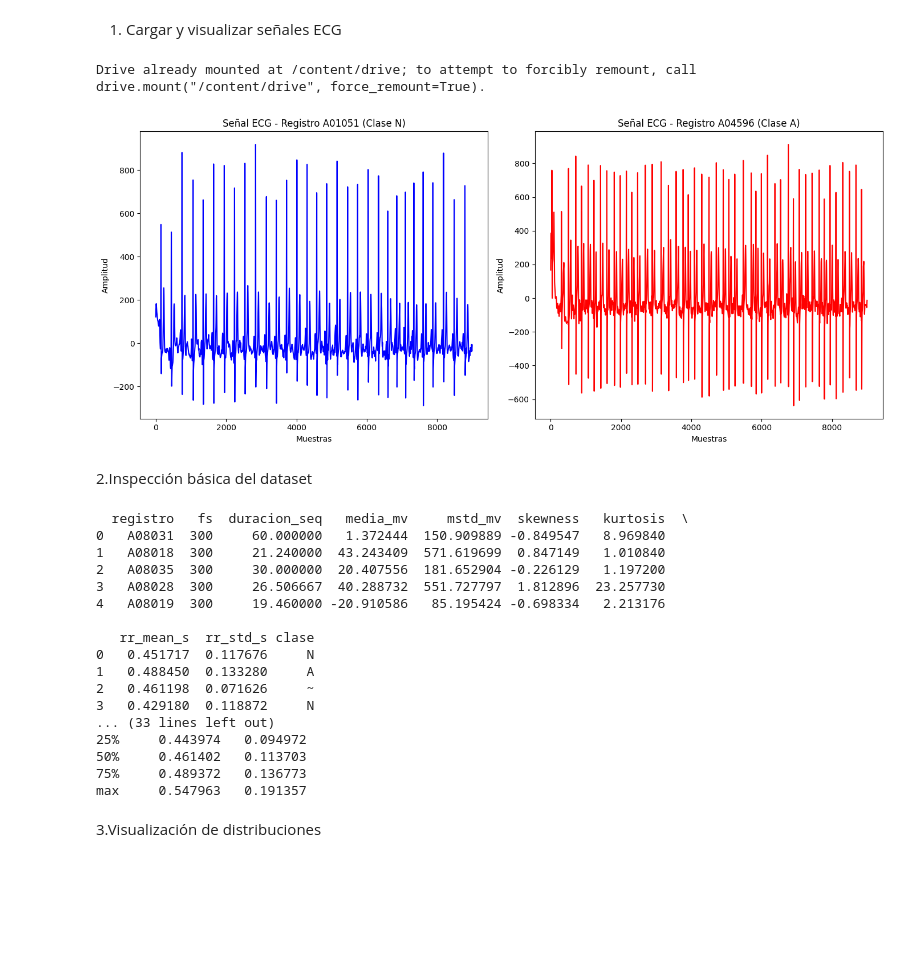
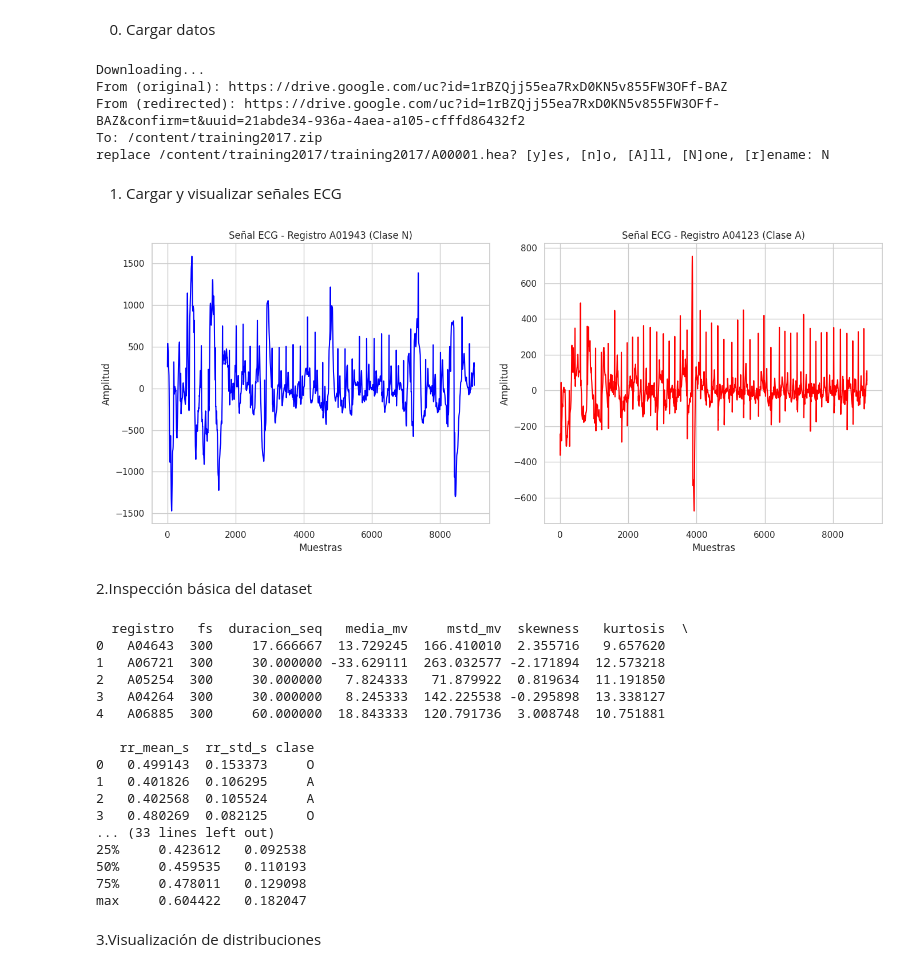
Before and after one commit to Macarena6MiMa/ProyectoML, a Jupyter notebook: PrimeraEtapa.ipynb, the cells around one changed output. Cells and saved outputs as stored; diff of their text form; code cells hidden in the pictures; blank space fills up the shorter version.

Commit message:
Se creó con Colab

```diff
--- a/PrimeraEtapa.ipynb
+++ b/PrimeraEtapa.ipynb
@@ -1,5 +1,25 @@
 # %% [markdown]
 <a href="https://colab.research.google.com/github/Macarena6MiMa/ProyectoML/blob/main/PrimeraEtapa.ipynb" target="_parent"><img src="https://colab.research.google.com/assets/colab-badge.svg" alt="Open In Colab"/></a>
+# %% [markdown]
+0. Cargar datos
+# %%
+# 1. Instalar gdown (si no está instalado)
+!pip install -q gdown
+
+# 2. Descargar el ZIP desde Google Drive (usando gdown)
+!gdown --id 1rBZQjj55ea7RxD0KN5v855FW3OFf-BAZ --output training2017.zip
+
+# 3. Descomprimir el contenido en /content/training2017
+!unzip -q training2017.zip -d /content/training2017
+
+# 4. Definir ruta de trabajo
+data_dir = r'/content/training2017/training2017'
+# %% [output]
+Downloading...
+From (original): https://drive.google.com/uc?id=1rBZQjj55ea7RxD0KN5v855FW3OFf-BAZ
+From (redirected): https://drive.google.com/uc?id=1rBZQjj55ea7RxD0KN5v855FW3OFf-BAZ&confirm=t&uuid=21abde34-936a-4aea-a105-cfffd86432f2
+To: /content/training2017.zip
+replace /content/training2017/training2017/A00001.hea? [y]es, [n]o, [A]ll, [N]one, [r]ename: N
 # %% [markdown]
 1. Cargar y visualizar señales ECG
 # %%
@@ -10,13 +30,6 @@ from scipy.io import loadmat
 from scipy.signal import find_peaks
 from scipy.stats import skew, kurtosis
 import matplotlib.pyplot as plt
-
-# 1. Montar Google Drive
-from google.colab import drive
-drive.mount('/content/drive')
-
-# 2. Ruta al directorio de datos en tu Google Drive
-data_dir = r'/content/drive/MyDrive/ColabNotebooks/ECG_Proyecto/training2017/training2017'
 
 mat_files = [f for f in os.listdir(data_dir) if f.endswith('.mat')]
 
@@ -83,37 +96,36 @@ df_n = df_features[df_features['clase'] == 'N']
 df_a = df_features[df_features['clase'] == 'A']
 
 if len(df_n) == 0 or len(df_a) == 0:
     print("No hay suficientes registros de clase N y A para graficar.")
 else:
-    registro_n = df_n.sample(n=1, random_state=42)['registro'].values[0]
-    registro_a = df_a.sample(n=1, random_state=42)['registro'].values[0]
+    registro_n = df_n.sample(n=1, random_state=35)['registro'].values[0]
+    registro_a = df_a.sample(n=1, random_state=35)['registro'].values[0]
 
     # 7. Cargar señales
     signal_n = loadmat(os.path.join(data_dir, registro_n + '.mat'))['val'].flatten()
     signal_a = loadmat(os.path.join(data_dir, registro_a + '.mat'))['val'].flatten()
 
     # 8. Visualización
     plt.figure(figsize=(14, 6))
 
     # Señal N
     plt.subplot(1, 2, 1)
     plt.plot(signal_n, color='blue')
     plt.title(f'Señal ECG - Registro {registro_n} (Clase N)')
     plt.xlabel('Muestras')
     plt.ylabel('Amplitud')
 
     # Señal A
     plt.subplot(1, 2, 2)
     plt.plot(signal_a, color='red')
     plt.title(f'Señal ECG - Registro {registro_a} (Clase A)')
     plt.xlabel('Muestras')
     plt.ylabel('Amplitud')
 
     plt.tight_layout()
     plt.show()
 # %% [output]
-Drive already mounted at /content/drive; to attempt to forcibly remount, call drive.mount("/content/drive", force_remount=True).
-[figure, old version]
+[figure, new version]
 # %% [markdown]
 2.Inspección básica del dataset
 # %%
@@ -133,8 +145,8 @@ print("Registros que comienzan con 'N':", len(df_clase_1))
 print("Registros que comienzan con 'A':", len(df_clase_2))
 
 # Seleccionar 15 registros aleatorios de cada clase
-selected_clase_1 = df_clase_1.sample(n=15, random_state=42)
-selected_clase_2 = df_clase_2.sample(n=15, random_state=42)
+selected_clase_1 = df_clase_1.sample(n=15, random_state=35)
+selected_clase_2 = df_clase_2.sample(n=15, random_state=35)
 # Concatenar los registros seleccionados
 df_selected = pd.concat([selected_clase_1, selected_clase_2], ignore_index=True)
 # Guardar el DataFrame seleccionado
@@ -148,22 +160,22 @@ print("\nResumen estadístico de las variables numéricas:")
 print(df_selected.describe())
 # %% [output]
   registro   fs  duracion_seq   media_mv     mstd_mv  skewness   kurtosis  \
-0   A08031  300     60.000000   1.372444  150.909889 -0.849547   8.969840
-1   A08018  300     21.240000  43.243409  571.619699  0.847149   1.010840
-2   A08035  300     30.000000  20.407556  181.652904 -0.226129   1.197200
-3   A08028  300     26.506667  40.288732  551.727797  1.812896  23.257730
-4   A08019  300     19.460000 -20.910586   85.195424 -0.698334   2.213176
+0   A04643  300     17.666667  13.729245  166.410010  2.355716   9.657620
+1   A06721  300     30.000000 -33.629111  263.032577 -2.171894  12.573218
+2   A05254  300     30.000000   7.824333   71.879922  0.819634  11.191850
+3   A04264  300     30.000000   8.245333  142.225538 -0.295898  13.338127
+4   A06885  300     60.000000  18.843333  120.791736  3.008748  10.751881
 
    rr_mean_s  rr_std_s clase
-0   0.451717  0.117676     N
-1   0.488450  0.133280     A
-2   0.461198  0.071626     ~
-3   0.429180  0.118872     N
+0   0.499143  0.153373     O
+1   0.401826  0.106295     A
+2   0.402568  0.105524     A
+3   0.480269  0.082125     O
 ... (33 lines left out)
-25%     0.443974   0.094972
-50%     0.461402   0.113703
-75%     0.489372   0.136773
-max     0.547963   0.191357
+25%     0.423612   0.092538
+50%     0.459535   0.110193
+75%     0.478011   0.129098
+max     0.604422   0.182047
 # %% [markdown]
 3.Visualización de distribuciones
 # %%
```
Also changed, not shown: parts of 5 cells of this notebook.
